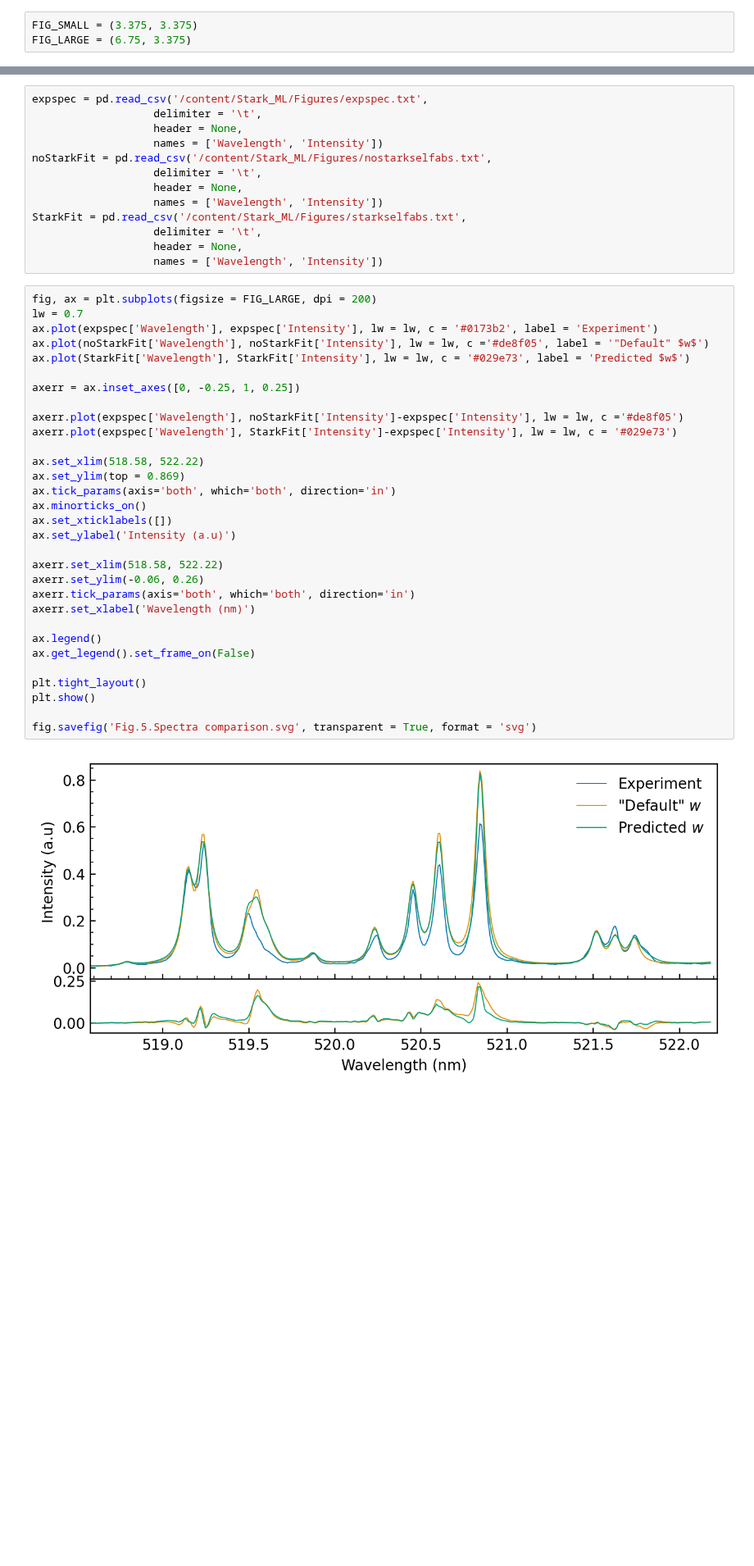
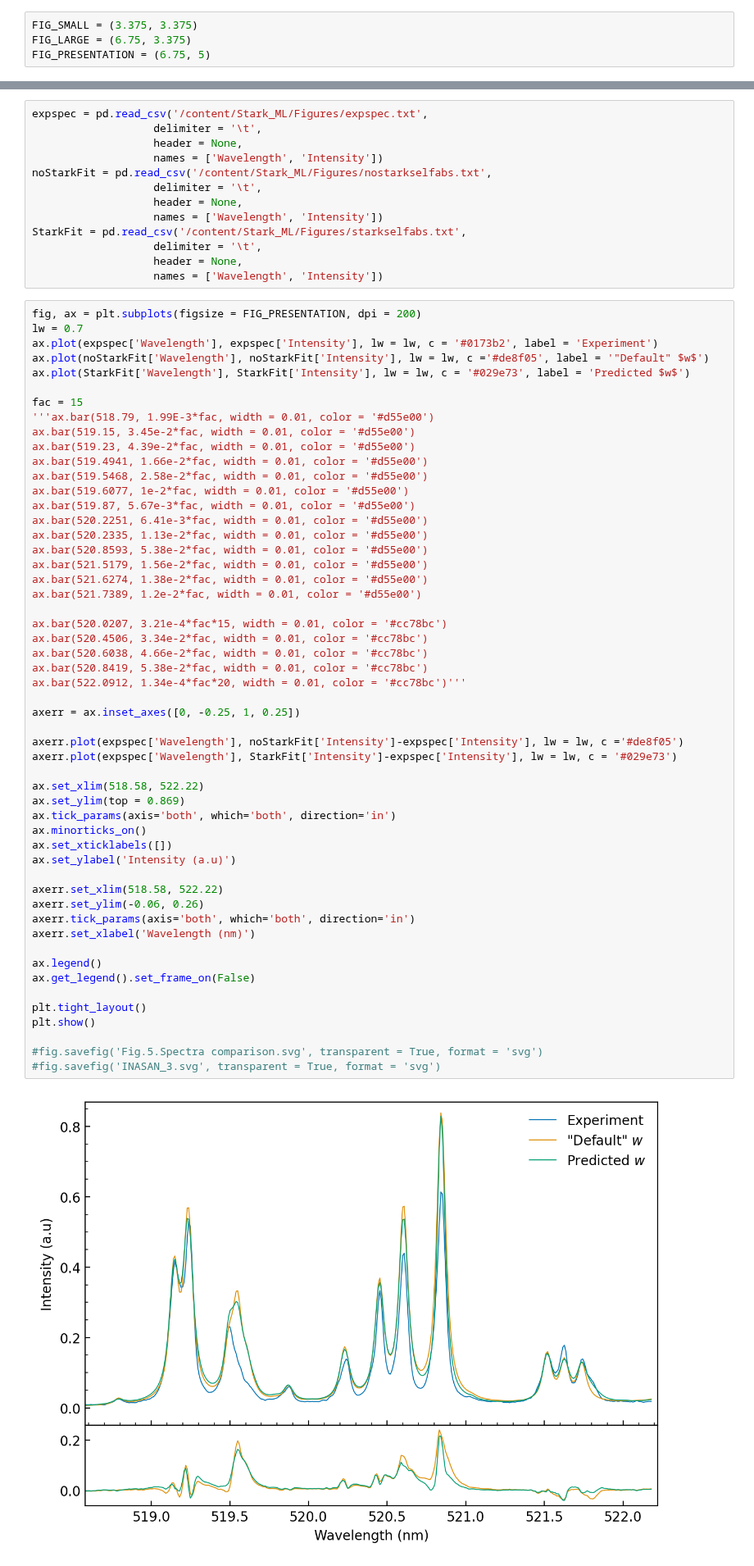
Before and after one commit to alezakuskin/Stark_ML, a Jupyter notebook: Figures.ipynb, the cells around one changed output, grey strips where cells are left out. Shown at 82% size. Drawn from its saved outputs; the diff is of its cells as text; blank space fills up the shorter version.

```diff
--- a/Figures.ipynb
+++ b/Figures.ipynb
@@ -83,6 +88,7 @@ output.clear()
 # %%
 FIG_SMALL = (3.375, 3.375)
 FIG_LARGE = (6.75, 3.375)
+FIG_PRESENTATION = (6.75, 5)
 # %%
 data = pd.read_excel('/content/Stark_ML/Source_files/Stark_data.xlsx',
                      sheet_name='Experimental',
@@ -591,38 +612,60 @@ StarkFit = pd.read_csv('/content/Stark_ML/Figures/starkselfabs.txt',
                    header = None,
                    names = ['Wavelength', 'Intensity'])
 # %%
-fig, ax = plt.subplots(figsize = FIG_LARGE, dpi = 200)
+fig, ax = plt.subplots(figsize = FIG_PRESENTATION, dpi = 200)
 lw = 0.7
 ax.plot(expspec['Wavelength'], expspec['Intensity'], lw = lw, c = '#0173b2', label = 'Experiment')
 ax.plot(noStarkFit['Wavelength'], noStarkFit['Intensity'], lw = lw, c ='#de8f05', label = '"Default" $w$')
 ax.plot(StarkFit['Wavelength'], StarkFit['Intensity'], lw = lw, c = '#029e73', label = 'Predicted $w$')
+
+fac = 15
+'''ax.bar(518.79, 1.99E-3*fac, width = 0.01, color = '#d55e00')
+ax.bar(519.15, 3.45e-2*fac, width = 0.01, color = '#d55e00')
+ax.bar(519.23, 4.39e-2*fac, width = 0.01, color = '#d55e00')
+ax.bar(519.4941, 1.66e-2*fac, width = 0.01, color = '#d55e00')
+ax.bar(519.5468, 2.58e-2*fac, width = 0.01, color = '#d55e00')
+ax.bar(519.6077, 1e-2*fac, width = 0.01, color = '#d55e00')
+ax.bar(519.87, 5.67e-3*fac, width = 0.01, color = '#d55e00')
+ax.bar(520.2251, 6.41e-3*fac, width = 0.01, color = '#d55e00')
+ax.bar(520.2335, 1.13e-2*fac, width = 0.01, color = '#d55e00')
+ax.bar(520.8593, 5.38e-2*fac, width = 0.01, color = '#d55e00')
+ax.bar(521.5179, 1.56e-2*fac, width = 0.01, color = '#d55e00')
+ax.bar(521.6274, 1.38e-2*fac, width = 0.01, color = '#d55e00')
+ax.bar(521.7389, 1.2e-2*fac, width = 0.01, color = '#d55e00')
+
+ax.bar(520.0207, 3.21e-4*fac*15, width = 0.01, color = '#cc78bc')
+ax.bar(520.4506, 3.34e-2*fac, width = 0.01, color = '#cc78bc')
+ax.bar(520.6038, 4.66e-2*fac, width = 0.01, color = '#cc78bc')
+ax.bar(520.8419, 5.38e-2*fac, width = 0.01, color = '#cc78bc')
+ax.bar(522.0912, 1.34e-4*fac*20, width = 0.01, color = '#cc78bc')'''
 
 axerr = ax.inset_axes([0, -0.25, 1, 0.25])
 
 axerr.plot(expspec['Wavelength'], noStarkFit['Intensity']-expspec['Intensity'], lw = lw, c ='#de8f05')
 axerr.plot(expspec['Wavelength'], StarkFit['Intensity']-expspec['Intensity'], lw = lw, c = '#029e73')
 
 ax.set_xlim(518.58, 522.22)
 ax.set_ylim(top = 0.869)
 ax.tick_params(axis='both', which='both', direction='in')
 ax.minorticks_on()
 ax.set_xticklabels([])
 ax.set_ylabel('Intensity (a.u)')
 
 axerr.set_xlim(518.58, 522.22)
 axerr.set_ylim(-0.06, 0.26)
 axerr.tick_params(axis='both', which='both', direction='in')
 axerr.set_xlabel('Wavelength (nm)')
 
 ax.legend()
 ax.get_legend().set_frame_on(False)
 
 plt.tight_layout()
 plt.show()
 
-fig.savefig('Fig.5.Spectra comparison.svg', transparent = True, format = 'svg')
+#fig.savefig('Fig.5.Spectra comparison.svg', transparent = True, format = 'svg')
+#fig.savefig('INASAN_3.svg', transparent = True, format = 'svg')
 # %% [output]
-[figure, old version]
+[figure, new version]
 # %%
 StarkFitSum = StarkFit.loc[(StarkFit['Wavelength'] >= 518.58) & (StarkFit['Wavelength'] <= 522.22)]['Intensity']
 # %%
```
Also changed, not shown: parts of 2 cells of this notebook.
